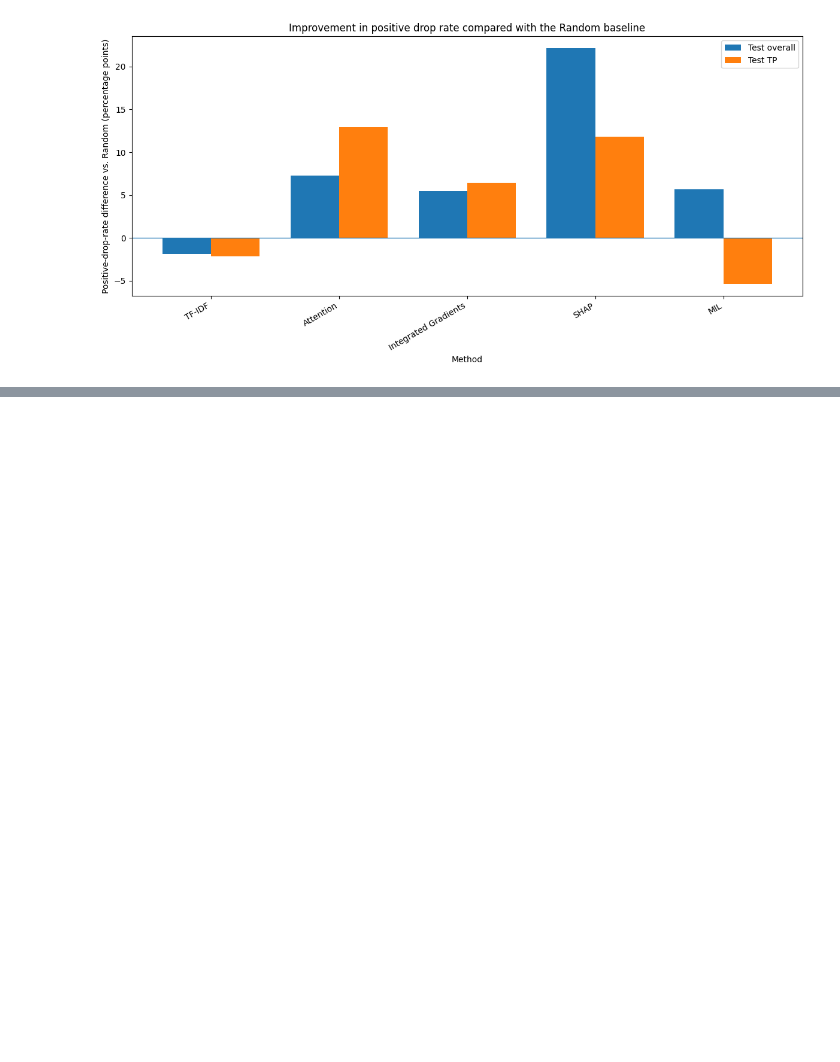
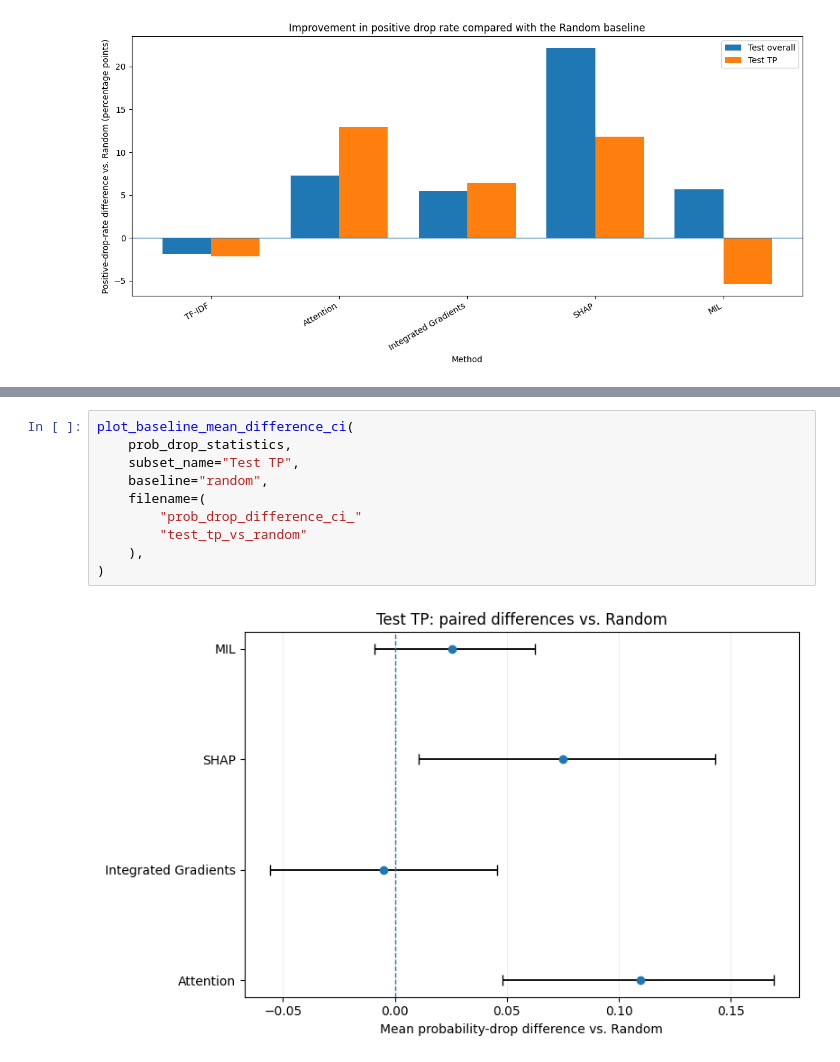
Before and after one commit to Karbs08/Localizing-Inappropriateness-in-Arguments, a Jupyter notebook: evaluation/methods_vs_baselines.ipynb, the cells around one changed output, grey strips where cells are left out. Cells and saved outputs as stored; diff of their text form; blank space fills up the shorter version.

```diff
--- a/evaluation/methods_vs_baselines.ipynb
+++ b/evaluation/methods_vs_baselines.ipynb
@@ -2195,0 +3859,12 @@ display(
+# %%
+plot_baseline_mean_difference_ci(
+    prob_drop_statistics,
+    subset_name="Test TP",
+    baseline="random",
+    filename=(
+        "prob_drop_difference_ci_"
+        "test_tp_vs_random"
+    ),
+)
+# %% [output]
+[figure, added]
```
Also changed, not shown: parts of 29 cells of this notebook, 5 other files.
